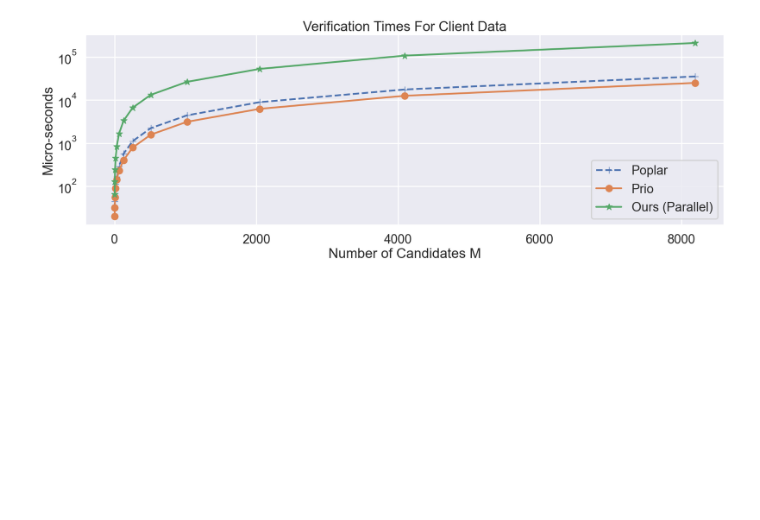
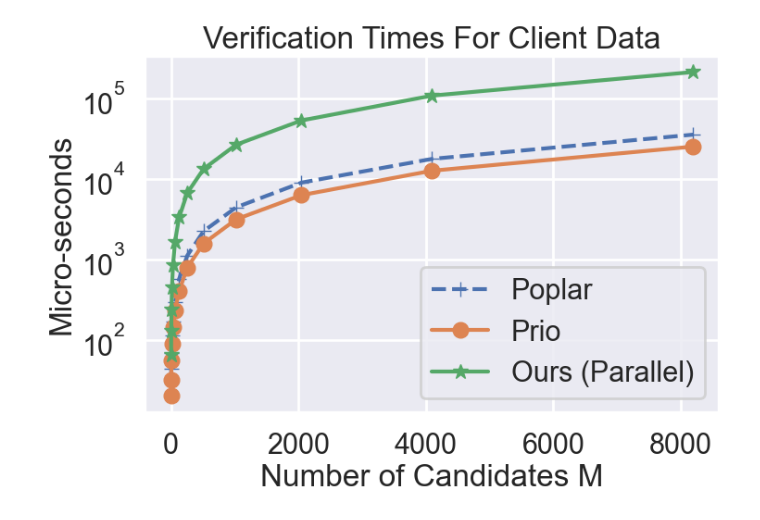
Before and after one commit to abiswas3/Verifiable-Differential-Privacy, a Jupyter notebook: scripts_for_paper/PlotsForPaper.ipynb, the cells around one changed output. Cells and saved outputs as stored; diff of their text form; code cells hidden in the pictures; blank space fills up the shorter version.

```diff
--- a/scripts_for_paper/PlotsForPaper.ipynb
+++ b/scripts_for_paper/PlotsForPaper.ipynb
@@ -68,11 +68,11 @@ POPLAR = {
 }
 # %%
 ax = pd.DataFrame([POPLAR, PRIO, FS_SCHNORR_8
-                ], index = ['Poplar', 'Prio', 'Ours (Parallel)']).T.plot(figsize=(20, 6),  style=['+--','o-','*-'])
+                ], index = ['Poplar', 'Prio', 'Ours (Parallel)']).T.plot(figsize=(8, 5),  style=['+--','o-','*-'])
 ax.set_title('Verification Times For Client Data')
 ax.set_xlabel('Number of Candidates M')
 ax.set_ylabel('Micro-seconds')
 ax.set_yscale('log')
 # %% [output]
-[figure, old version]
+[figure, new version]
 # %%
```
Also changed, not shown: parts of 6 cells of this notebook, 4 other files.
